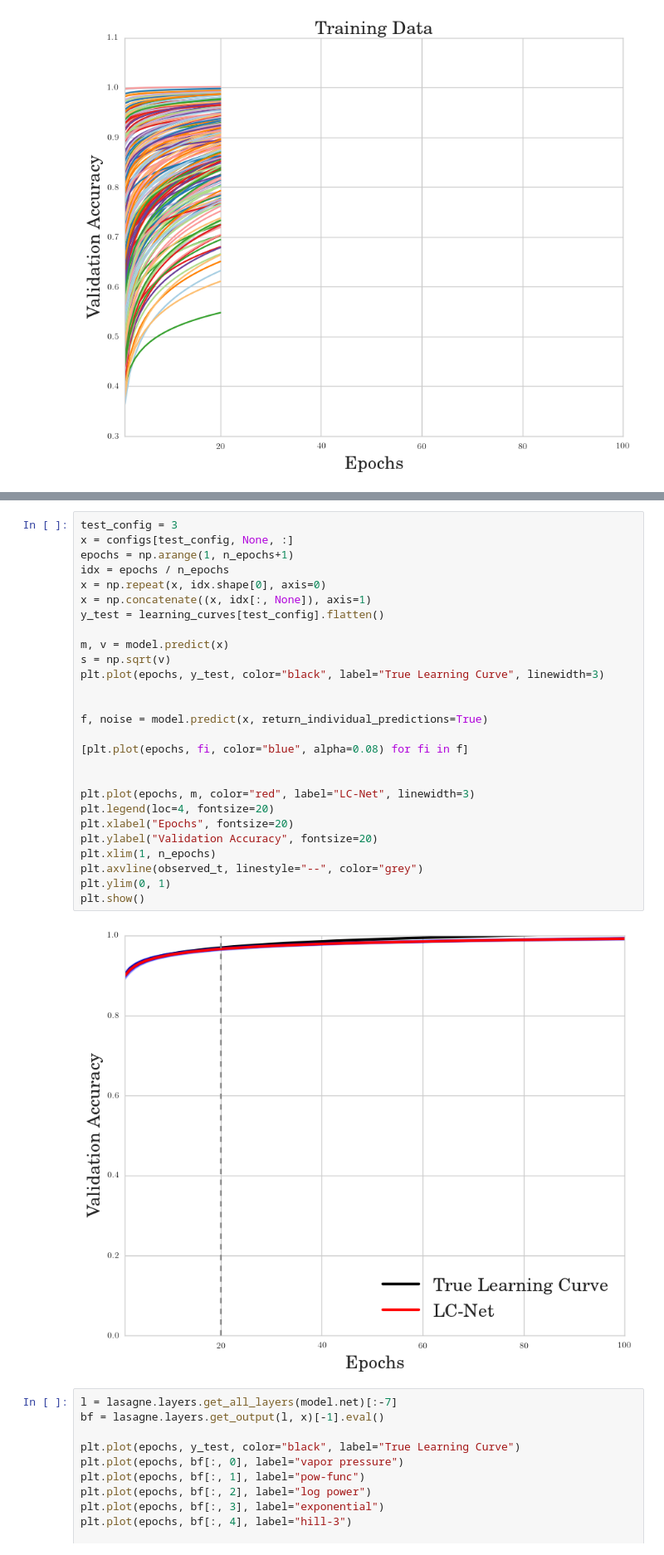
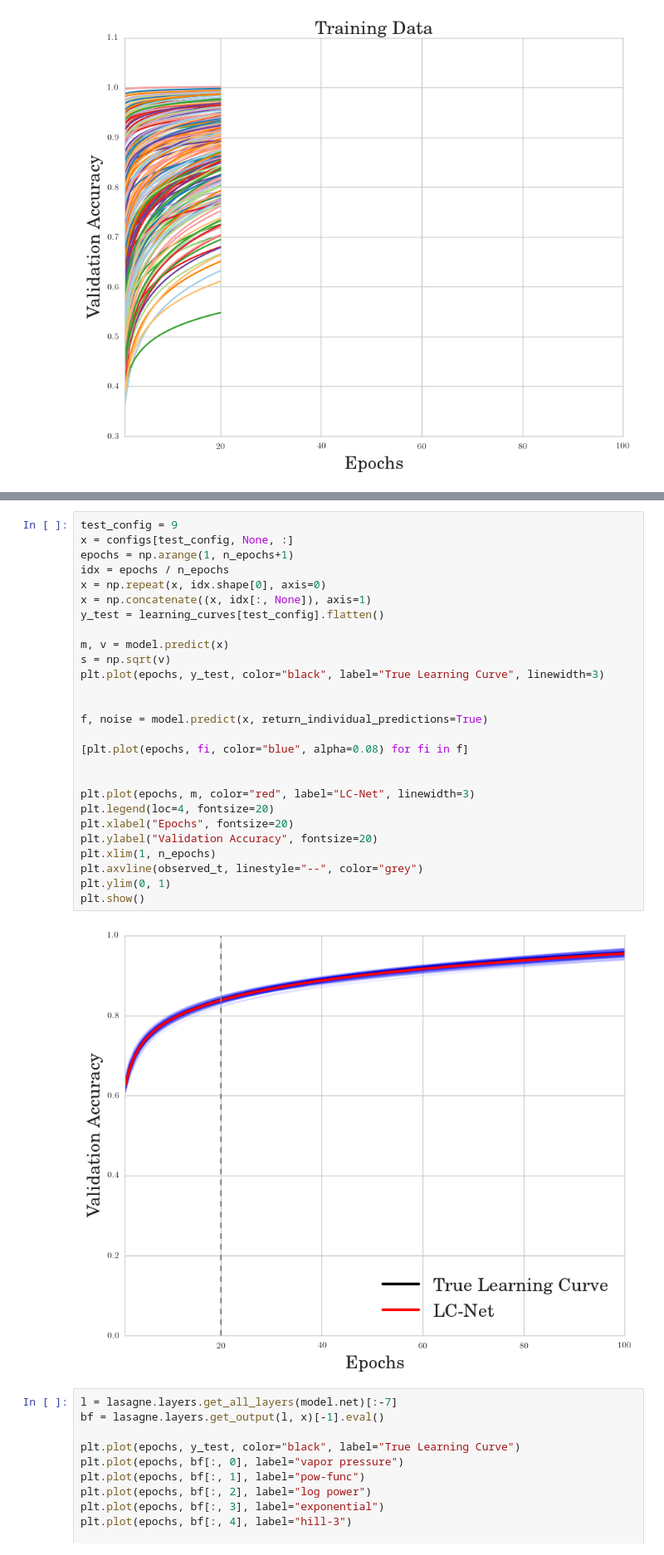
Before and after one commit to automl/RoBO, a Jupyter notebook: experiments/lc_prediction/visualization.ipynb, the cells around one changed output, grey strips where cells are left out. Shown at 83% size. Drawn from its saved outputs; the diff is of its cells as text.

```diff
--- a/experiments/lc_prediction/visualization.ipynb
+++ b/experiments/lc_prediction/visualization.ipynb
@@ -170,34 +170,34 @@ INFO:root:Iter    14700 : NLL = -4.0484e+00 MSE = 6.5320e-05 Samples= 98 Time =
 INFO:root:Iter    14800 : NLL = -4.4678e+00 MSE = 3.2723e-05 Samples= 99 Time = 69.46
 INFO:root:Iter    14900 : NLL = -3.9420e+00 MSE = 2.8586e-04 Samples= 100 Time = 69.81
 # %%
-test_config = 3
+test_config = 9
 x = configs[test_config, None, :]
 epochs = np.arange(1, n_epochs+1)
 idx = epochs / n_epochs
 x = np.repeat(x, idx.shape[0], axis=0)
 x = np.concatenate((x, idx[:, None]), axis=1)
 y_test = learning_curves[test_config].flatten()
 
 m, v = model.predict(x)
 s = np.sqrt(v)
 plt.plot(epochs, y_test, color="black", label="True Learning Curve", linewidth=3)
 
 
 f, noise = model.predict(x, return_individual_predictions=True)
 
 [plt.plot(epochs, fi, color="blue", alpha=0.08) for fi in f]
 
 
 plt.plot(epochs, m, color="red", label="LC-Net", linewidth=3)
 plt.legend(loc=4, fontsize=20)
 plt.xlabel("Epochs", fontsize=20)
 plt.ylabel("Validation Accuracy", fontsize=20)
 plt.xlim(1, n_epochs)
 plt.axvline(observed_t, linestyle="--", color="grey")
 plt.ylim(0, 1)
 plt.show()
 # %% [output]
-[figure, old version]
+[figure, new version]
 # %%
 l = lasagne.layers.get_all_layers(model.net)[:-7]
 bf = lasagne.layers.get_output(l, x)[-1].eval()
```
